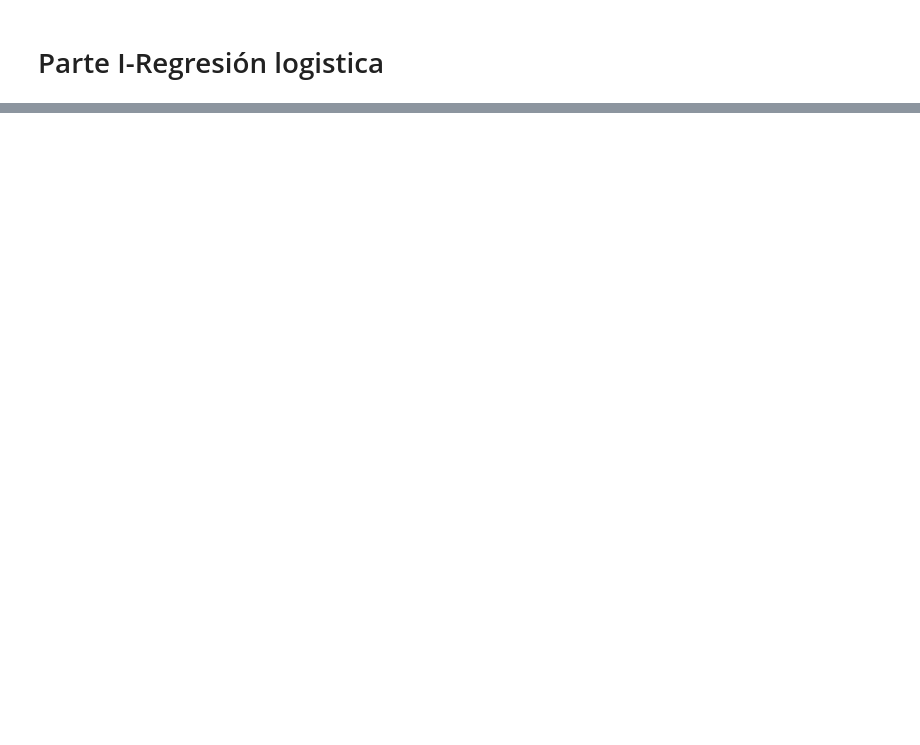
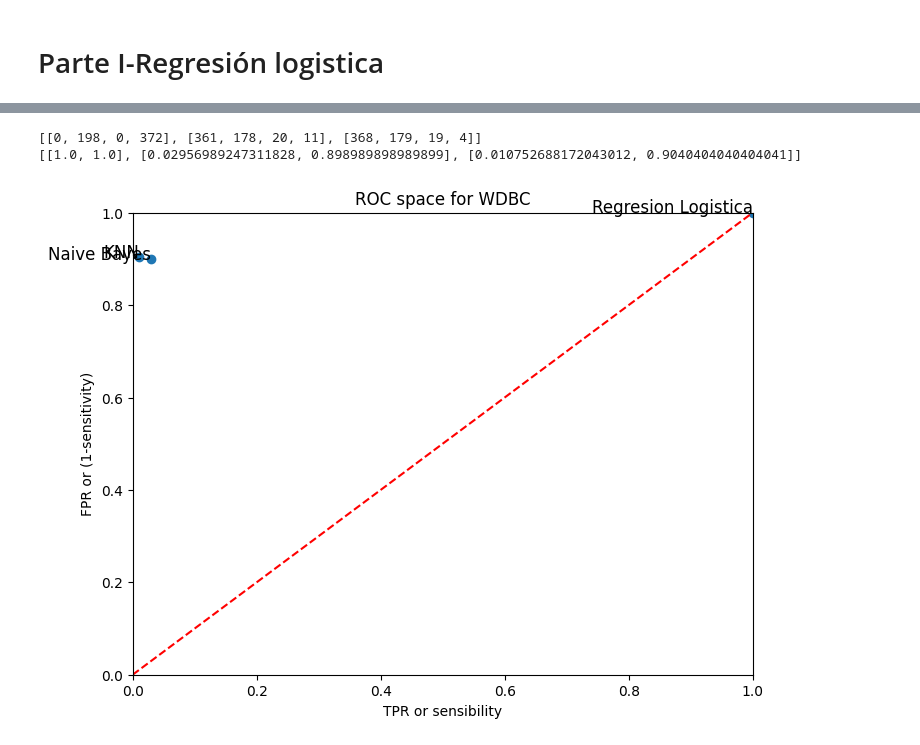
Before and after one commit to RafaDom02/FAA, a Jupyter notebook: MainP3FAA.ipynb, the cells around one changed output, grey strips where cells are left out. Saved outputs shown, nothing was run; the diff lists cells and outputs as text; code cells hidden in the pictures; blank space fills up the shorter version.

```diff
--- a/MainP3FAA.ipynb
+++ b/MainP3FAA.ipynb
@@ -60,0 +176,6 @@ Indice de errores por partición:
+# %%
+dibujar_analisis_ROC(dataset_2, estrategia_2, "WDBC")
+# %% [output]
+[[0, 198, 0, 372], [361, 178, 20, 11], [368, 179, 19, 4]]
+[[1.0, 1.0], [0.02956989247311828, 0.898989898989899], [0.010752688172043012, 0.9040404040404041]]
+[figure, added]
```
Also changed, not shown: parts of 12 cells of this notebook, 4 other files.
